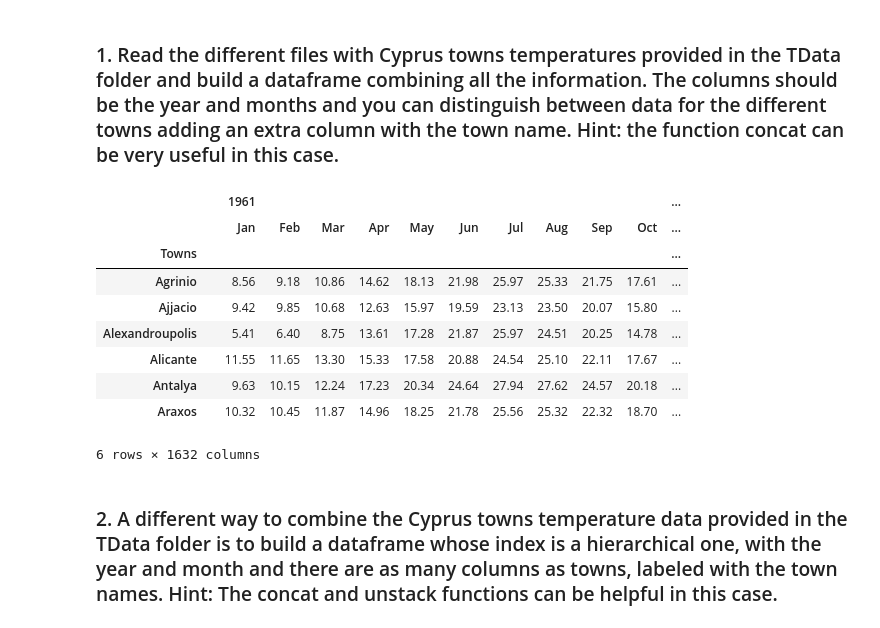
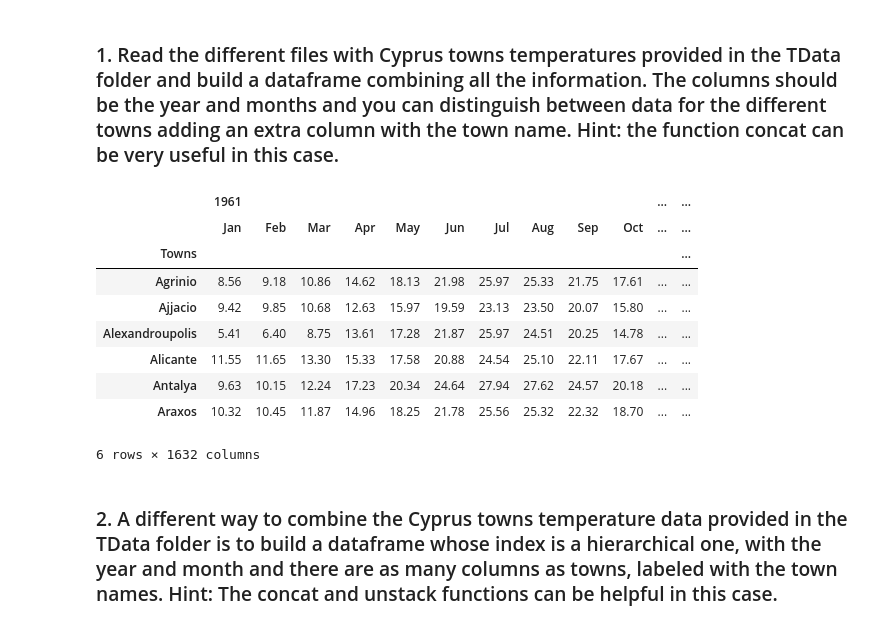
Before and after one commit to ccochato/computing_lectures, a Jupyter notebook: Exercises_Lesson_6.ipynb, the cells around one changed output. Drawn from its saved outputs; the diff is of its cells as text; code cells hidden in the pictures.

```diff
--- a/Exercises_Lesson_6.ipynb
+++ b/Exercises_Lesson_6.ipynb
@@ -19,27 +19,28 @@ tdata_Alicante = pd.read_csv("./TData/T_Alicante_EM.csv", index_col=0, names = m
 tdata_Antalya = pd.read_csv("./TData/T_Antalya_EM.csv", index_col=0, names = months, skiprows=1)
 tdata_Araxos = pd.read_csv("./TData/T_Araxos_EM.csv", index_col=0, names = months , skiprows=1)
 # %%
-dframe_Agrinio = pd.DataFrame([tdata_Agrinio.values.ravel()], columns=[lis_y,months*136], index=[""])
-dframe_Ajjacio = pd.DataFrame([tdata_Ajjacio.values.ravel()], columns=[lis_y,months*136], index=[""])
-dframe_Alexandroupolis = pd.DataFrame([tdata_Alexandroupolis.values.ravel()], columns=[lis_y,months*136], index=[""])
-dframe_Alicante = pd.DataFrame([tdata_Alicante.values.ravel()], columns=[lis_y,months*136], index=[""])
-dframe_Antalya = pd.DataFrame([tdata_Antalya.values.ravel()], columns=[lis_y,months*136], index=[""])
-dframe_Araxos = pd.DataFrame([tdata_Araxos.values.ravel()], columns=[lis_y,months*136], index=[""])
+dframe_Agrinio = pd.DataFrame([tdata_Agrinio.values.ravel()], columns=[lis_y,months*136])
+dframe_Ajjacio = pd.DataFrame([tdata_Ajjacio.values.ravel()], columns=[lis_y,months*136])
+dframe_Alexandroupolis = pd.DataFrame([tdata_Alexandroupolis.values.ravel()], columns=[lis_y,months*136])
+dframe_Alicante = pd.DataFrame([tdata_Alicante.values.ravel()], columns=[lis_y,months*136])
+dframe_Antalya = pd.DataFrame([tdata_Antalya.values.ravel()], columns=[lis_y,months*136])
+dframe_Araxos = pd.DataFrame([tdata_Araxos.values.ravel()], columns=[lis_y,months*136])
 # %%
-concat = pd.concat([dframe_Agrinio, dframe_Ajjacio, dframe_Alexandroupolis,dframe_Alicante, dframe_Antalya,dframe_Araxos],
-          keys= ["Agrinio","Ajjacio", "Alexandroupolis", "Alicante", "Antalya", "Araxos" ])
-concat.index.names = ["Towns", ""]
+concat = pd.concat([dframe_Agrinio, dframe_Ajjacio, dframe_Alexandroupolis,dframe_Alicante,
+                    dframe_Antalya,dframe_Araxos])
+concat.index = ["Agrinio","Ajjacio", "Alexandroupolis", "Alicante", "Antalya", "Araxos" ]
+concat.index.names = ["Towns"]
 concat
 # %% [output]
-|  |  | 1961 |  |  |  |  |  |  |  |  |  | ... |
-|  |  | Jan | Feb | Mar | Apr | May | Jun | Jul | Aug | Sep | Oct | ... |
+|  | 1961 |  |  |  |  |  |  |  |  |  | ... | ... |
+|  | Jan | Feb | Mar | Apr | May | Jun | Jul | Aug | Sep | Oct | ... | ... |
 | Towns |  |  |  |  |  |  |  |  |  |  |  | ... |
-| Agrinio |  | 8.56 | 9.18 | 10.86 | 14.62 | 18.13 | 21.98 | 25.97 | 25.33 | 21.75 | 17.61 | ... |
-| Ajjacio |  | 9.42 | 9.85 | 10.68 | 12.63 | 15.97 | 19.59 | 23.13 | 23.50 | 20.07 | 15.80 | ... |
-| Alexandroupolis |  | 5.41 | 6.40 | 8.75 | 13.61 | 17.28 | 21.87 | 25.97 | 24.51 | 20.25 | 14.78 | ... |
-| Alicante |  | 11.55 | 11.65 | 13.30 | 15.33 | 17.58 | 20.88 | 24.54 | 25.10 | 22.11 | 17.67 | ... |
-| Antalya |  | 9.63 | 10.15 | 12.24 | 17.23 | 20.34 | 24.64 | 27.94 | 27.62 | 24.57 | 20.18 | ... |
-| Araxos |  | 10.32 | 10.45 | 11.87 | 14.96 | 18.25 | 21.78 | 25.56 | 25.32 | 22.32 | 18.70 | ... |
+| Agrinio | 8.56 | 9.18 | 10.86 | 14.62 | 18.13 | 21.98 | 25.97 | 25.33 | 21.75 | 17.61 | ... | ... |
+| Ajjacio | 9.42 | 9.85 | 10.68 | 12.63 | 15.97 | 19.59 | 23.13 | 23.50 | 20.07 | 15.80 | ... | ... |
+| Alexandroupolis | 5.41 | 6.40 | 8.75 | 13.61 | 17.28 | 21.87 | 25.97 | 24.51 | 20.25 | 14.78 | ... | ... |
+| Alicante | 11.55 | 11.65 | 13.30 | 15.33 | 17.58 | 20.88 | 24.54 | 25.10 | 22.11 | 17.67 | ... | ... |
+| Antalya | 9.63 | 10.15 | 12.24 | 17.23 | 20.34 | 24.64 | 27.94 | 27.62 | 24.57 | 20.18 | ... | ... |
+| Araxos | 10.32 | 10.45 | 11.87 | 14.96 | 18.25 | 21.78 | 25.56 | 25.32 | 22.32 | 18.70 | ... | ... |
 6 rows × 1632 columns
 # %% [markdown]
 ### 2. A different way to combine the Cyprus towns temperature data provided in the TData folder is to build a dataframe whose index is a hierarchical one, with the year and month and there are as many columns as towns, labeled with the town names. Hint: The concat and unstack functions can be helpful in this case.
```
Also changed, not shown: parts of 88 cells of this notebook.
